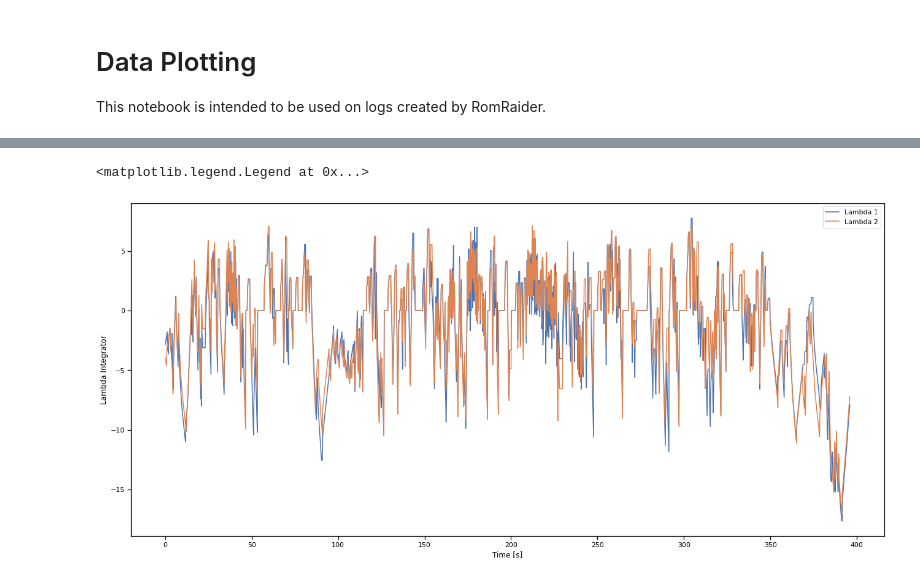
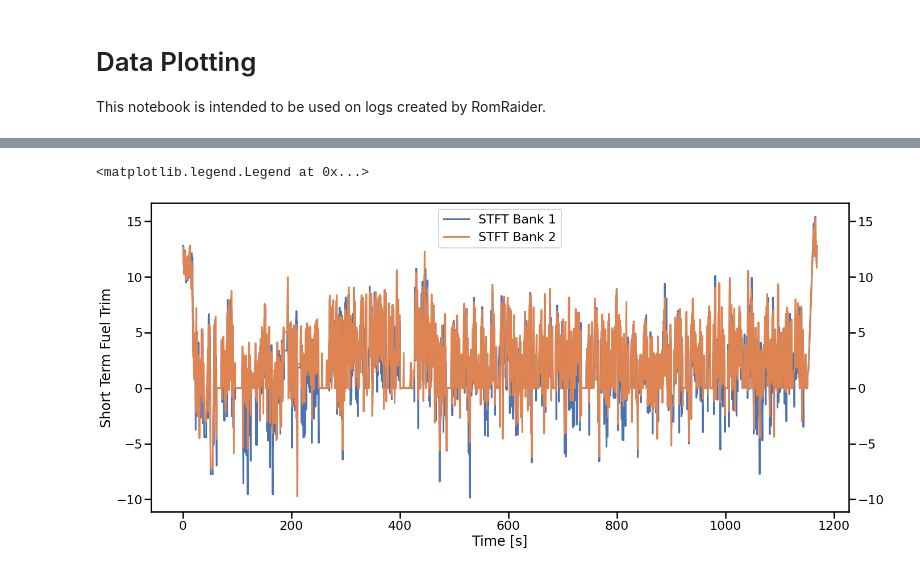
Before and after one commit to Mael-Le-Garrec/E46, a Jupyter notebook: Plot_Log_Data.ipynb, the cells around one changed output, grey strips where cells are left out. Saved outputs shown, nothing was run; the diff lists cells and outputs as text; code cells hidden in the pictures.

```diff
--- a/Plot_Log_Data.ipynb
+++ b/Plot_Log_Data.ipynb
@@ -10,12 +10,14 @@ import numpy as np
 
 from pathlib import Path
 from pprint import pprint
-from IPython.display import display
+from IPython.display import display, Markdown
 from scipy import stats
 from scipy.stats import gaussian_kde
 
 sns.set_palette('deep')
-sns.set_context('notebook')
+sns.set_context('poster')
+
+pd.set_option('display.max_columns', None)
 # %%
 LOG_BASE_DIR = Path('logs/RomRaiders_Logs')
 
@@ -60,7 +65,7 @@ def plot_log(df):
     return (res.slope, res.intercept)  # return the affine fit
 
 
-log1 = Path('logs/RomRaiders_Logs/romraiderlog_warm_e10_20220510_230224.csv')
-df1 = pd.read_csv(log2, encoding="iso-8859-1")
-linear_func = plot_log(df2)
+log1 = Path('logs/RomRaiders_Logs/romraiderlog_warm_e85_2_20220519_215514.csv')
+df1 = pd.read_csv(log1, encoding="iso-8859-1")
+linear_func = plot_log(df1)
 # %% [output]
@@ -80,14 +129,15 @@ df1['* Engine Speed (RPM)'].max()
 # %%
 fig, ax = plt.subplots(figsize=(22,10))
 
 df = df1
 
-ax.plot(df['Time (msec)']/1000, df['* Lambda Integrator - Bank 1 (%)'], label="Lambda 1")
-ax.plot(df['Time (msec)']/1000, df['* Lambda Integrator - Bank 2 (%)'], label="Lambda 2")
+ax.plot(df['Time (msec)']/1000, df['* Lambda Integrator - Bank 1 (%)'], label="STFT Bank 1")
+ax.plot(df['Time (msec)']/1000, df['* Lambda Integrator - Bank 2 (%)'], label="STFT Bank 2")
 ax.set_xlabel("Time [s]")
-ax.set_ylabel("Lambda Integrator")
+ax.set_ylabel("Short Term Fuel Trim")
 #ax.set_xlim(0, 280)
+ax.tick_params(left=True, right=True, labelleft=True, labelright=True)
 ax.legend()
 # %% [output]
 <matplotlib.legend.Legend at 0x...>
-[figure, old version]
+[figure, new version]
```
Also changed, not shown: parts of 7 cells of this notebook.
